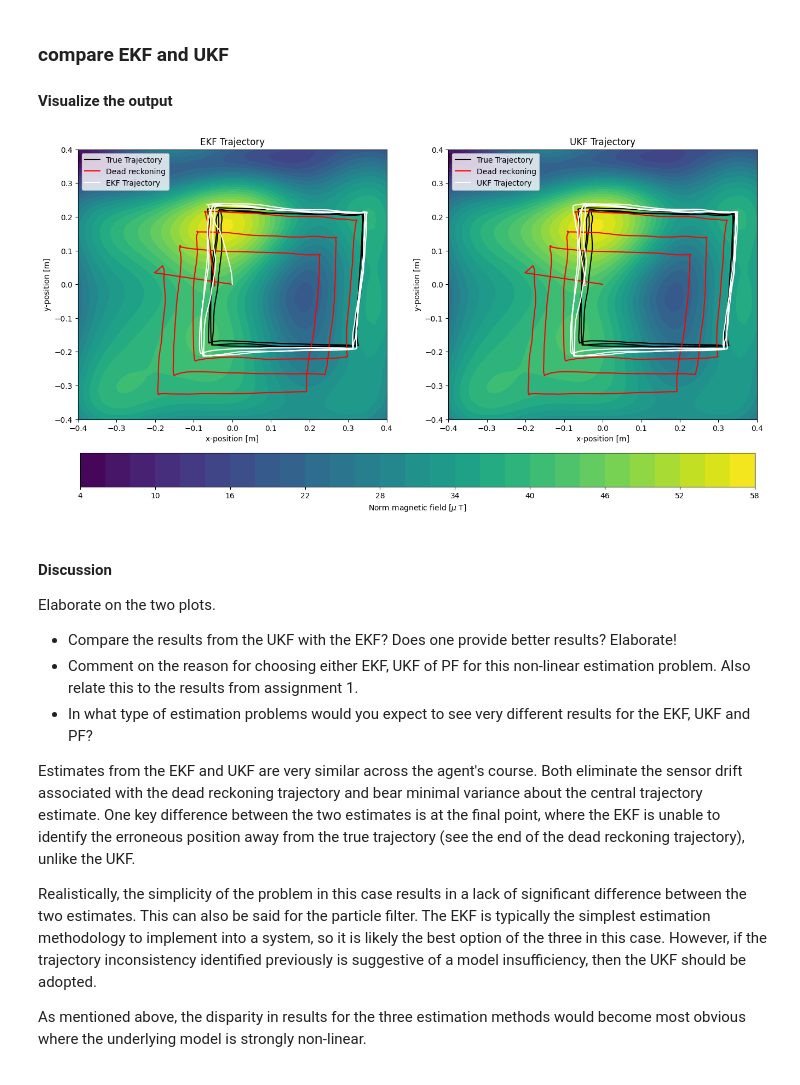
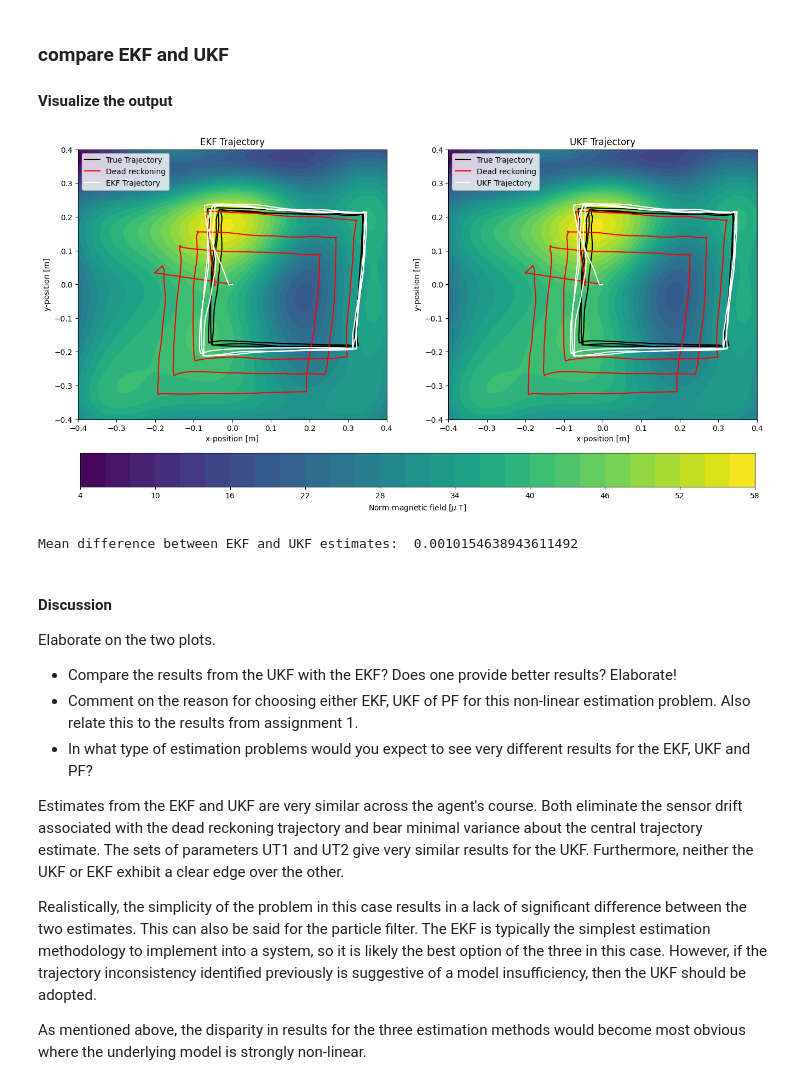
Before and after one commit to jackh1nes/PSF_Assignments, a Jupyter notebook: assignment2_students/assignment2.ipynb, the cells around one changed output. Drawn from its saved outputs; the diff is of its cells as text; code cells hidden in the pictures.

```diff
--- a/assignment2_students/assignment2.ipynb
+++ b/assignment2_students/assignment2.ipynb
@@ -164,12 +164,9 @@ def measurementUpdateEKF(position,
 
     ''' Measurement update '''
 
-    magneticFieldPrediction = GP.makeMagneticFieldPrediction(position, modelParameters) # h(x_k|k-1) ?
-    jacobianMagneticFieldPrediction = GP.makeMagneticFieldJacobian(position, modelParameters) # this is H?
+    magneticFieldPrediction = GP.makeMagneticFieldPrediction(position, modelParameters) # h(x_k|k-1)
+    jacobianMagneticFieldPrediction = GP.makeMagneticFieldJacobian(position, modelParameters) # H
 
-    '''
-    fill in your code
-    '''
     #Kalman gain
     K = posCov @ jacobianMagneticFieldPrediction.T @ np.linalg.inv(jacobianMagneticFieldPrediction @ posCov @ jacobianMagneticFieldPrediction.T + measurementCovarianceEKF)
     innovation = magnetometerMeasurement - magneticFieldPrediction
@@ -229,7 +226,9 @@ motionCovarianceEKF = np.eye(3)*0.001**2
 measurementCovarianceEKF =np.eye(3)*1.5**2
 
 posEstEKF = np.zeros((3, modelParameters['NtimeSteps']))
+posEstEKF[:,0:1] = np.zeros((3,1)) #to initialize at the origin
 posCovarianceEKF = np.zeros((3,3,modelParameters['NtimeSteps']))
+posCovarianceEKF[:,:,0] = np.eye(3)*0.0075**2
 ''' Run the EKF'''
 
 for timendx in range(modelParameters['NtimeSteps']-1):
@@ -319,19 +320,24 @@ def createSigmaPoints(stateVector,
     sigmaPoints = np.zeros((3, 2*3+1)) # initialize 2n+1 sigma points
     sigmaPoints[:,0] = stateVector[:,0] # first sigma point is the mean state vector
 
-    # square root of the state covariance matrix via Cholesky decomposition with jitter for numerical stability
+    # square root of the state covariance matrix via Cholesky decomposition
     sqrtCov = linAlg.chol(stateCovariance)
 
     n = 3
+    c = np.sqrt(n + lamdaWeights)
+
     for i in range(n):
         # index 1 to n+1 are for positive , n+2 to 2n+1 for negative
-        sigmaPoints[:,i+1] = stateVector[:,0] + np.sqrt(n + lamdaWeights) * sqrtCov[:,i]
-        sigmaPoints[:,i+n+1] = stateVector[:,0] - np.sqrt(n + lamdaWeights) * sqrtCov[:,i]
-
+        #sigmaPoints[:,i+1] = stateVector[:,0] + np.sqrt(n + lamdaWeights) * sqrtCov[:,i]
+        #sigmaPoints[:,i+n+1] = stateVector[:,0] - np.sqrt(n + lamdaWeights) * sqrtCov[:,i]
+        # ^can result in Sk breaking
+        col = c*sqrtCov[:,i]
+        sigmaPoints[:,i+1] = stateVector[:,0] + col
+        sigmaPoints[:,i+n+1] = stateVector[:,0] - col
     return sigmaPoints
 
 
-def calculateSigmaWeights(UTnumber = 1):
+def calculateSigmaWeights(UTnumber = 2):
     ''' Calculate the weights '''
     n = 3
 
@@ -388,12 +394,15 @@ def measurementUpdateUKF(position,
 
     # Calculate measurement covariance and state-measurement cross-covariance
     Ck = np.zeros((3,3))
-    Pxy = np.zeros((3,3))
+    Sk = np.zeros((3,3))
+
     for i in range(2*3+1):
         diff = sigmaOutput[:,i:i+1] - yPred
         state_diff = sigmaPoints[:,i:i+1] - position
         Ck += weightsCovariance[i]*state_diff@diff.T  #cross covariance
-        Sk = weightsCovariance[i]*diff@diff.T + measurementCovarianceUKF # from slide 28
+        Sk += weightsCovariance[i]*diff@diff.T
+    # add measurment covariance
+    Sk += measurementCovarianceUKF
 
     # step 4: Kalman gain and update
     K = Ck @ np.linalg.inv(Sk)
@@ -457,9 +466,9 @@ modelParameters['NtimeStepUKF'] = 0
 motionCovarianceUKF = np.eye(3)*0.001**2
 measurementCovarianceUKF = np.eye(3)*1.5**2
 posEstUKF = np.zeros((3, modelParameters['NtimeSteps']))
-posEstUKF[:,0:1] = magnetometerInitialPosition
+posEstUKF[:,0:1] = np.zeros((3,1)) #magnetometerInitialPosition
 posCovarianceUKF = np.zeros((3, 3, modelParameters['NtimeSteps']))
-posCovarianceUKF[:,:,0] = np.eye(3)*0.001**2
+posCovarianceUKF[:,:,0] = np.eye(3)*0.0075**2
 
 lamdaWeights, weightsMean, weightsCovariance = calculateSigmaWeights()
 ''' Run the UKF'''
@@ -498,8 +507,13 @@ In a similar way to with the EKF, increasing the motionCovariance (aka dynamic c
 #### Visualize the output
 # %%
 helper.makeKalmanFilterPlots(deadReckoning, posEstEKF, posEstUKF, modelParameters)
+
+# calculate differences between estimates
+diffKF = np.linalg.norm(posEstEKF - posEstUKF, axis=0)
+print("Mean difference between EKF and UKF estimates: ", np.mean(diffKF))
 # %% [output]
-[figure, old version]
+[figure, new version]
+Mean difference between EKF and UKF estimates:  0.0010154638943611492
 # %% [markdown]
 #### Discussion
 Elaborate on the two plots.
@@ -507,7 +521,7 @@ Elaborate on the two plots.
 - Comment on the reason for choosing either EKF, UKF of PF for this non-linear estimation problem. Also relate this to the results from assignment 1.
 - In what type of estimation problems would you expect to see very different results for the EKF, UKF and PF?
 
-Estimates from the EKF and UKF are very similar across the agent's course. Both eliminate the sensor drift associated with the dead reckoning trajectory and bear minimal variance about the central trajectory estimate. One key difference between the two estimates is at the final point, where the EKF is unable to identify the erroneous position away from the true trajectory (see the end of the dead reckoning trajectory), unlike the UKF.
+Estimates from the EKF and UKF are very similar across the agent's course. Both eliminate the sensor drift associated with the dead reckoning trajectory and bear minimal variance about the central trajectory estimate. The sets of parameters UT1 and UT2 give very similar results for the UKF. Furthermore, neither the UKF or EKF exhibit a clear edge over the other.
 
 Realistically, the simplicity of the problem in this case results in a lack of significant difference between the two estimates. This can also be said for the particle filter. The EKF is typically the simplest estimation methodology to implement into a system, so it is likely the best option of the three in this case. However, if the trajectory inconsistency identified previously is suggestive of a model insufficiency, then the UKF should be adopted.
 
```
Also changed, not shown: parts of 4 cells of this notebook.
